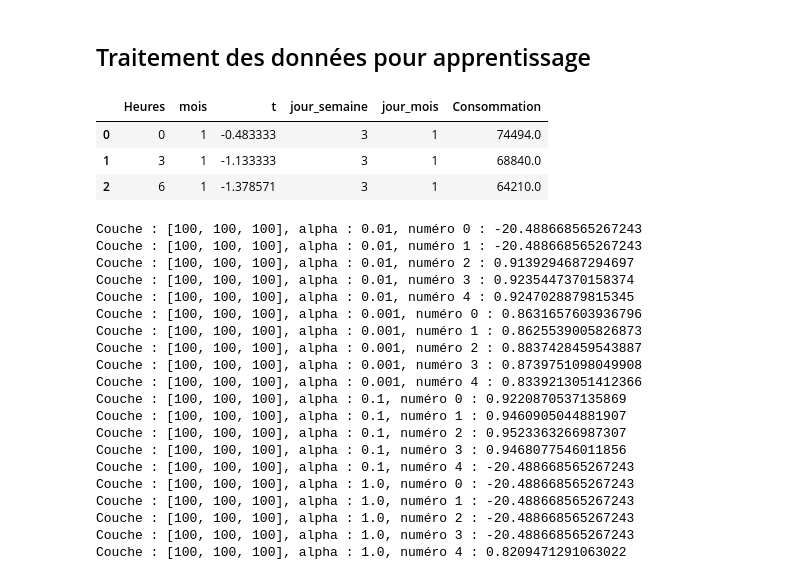
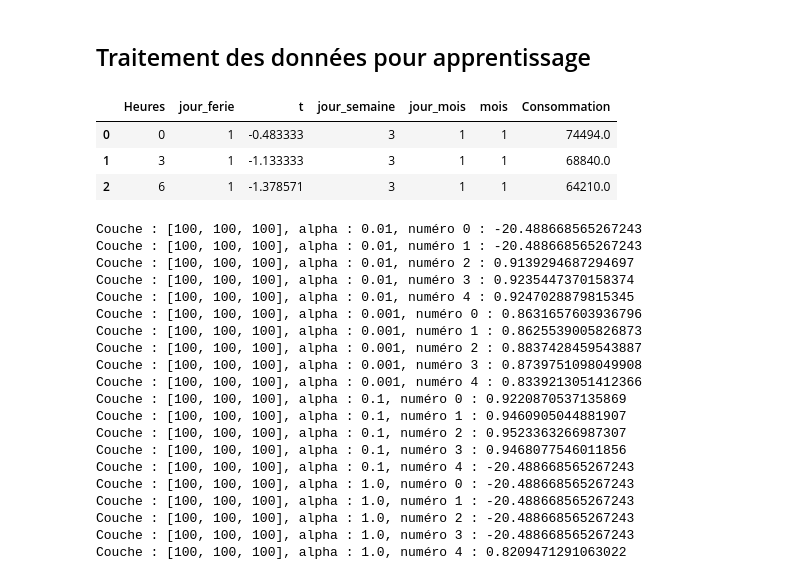
Before and after one commit to baudu69/ProjetBI, a Jupyter notebook: BI.ipynb, the cells around one changed output. Cells and saved outputs as stored; diff of their text form; code cells hidden in the pictures.

```diff
--- a/BI.ipynb
+++ b/BI.ipynb
@@ -68,40 +68,47 @@ data_total = fusionData(rte,temperatures)
 data_total.to_csv('data_total.csv',index=False, sep=';')
 # %% [markdown]
 ## Traitement des données pour apprentissage
-# %%
-def ajouterJourSemaine(data):
-    data['Date'] = pd.to_datetime(data['Date'], format='%Y-%m-%d')
-    data['jour_semaine'] = data['Date'].dt.dayofweek
-    data['jour_mois'] = data['Date'].dt.day
-    data['mois'] = data['Date'].dt.month
-    return data
-
-def enleverDate(data):
-    data = data.drop(['Date'],axis=1)
-    return data
-
-
-def swap_consommation(df):
-    col_list = list(df.columns)
-    x, y = col_list.index('Consommation'), col_list.index(df.columns[len(df.columns)-1])
-    col_list[y], col_list[x] = col_list[x], col_list[y]
-    df = df[col_list]
-    return df
-
-
-#On met la colonne 'Consommation' en dernière position
-
-data_apprentissage = ajouterJourSemaine(data_total)
-data_apprentissage = enleverDate(data_apprentissage)
-data_apprentissage = swap_consommation(data_apprentissage)
-
-data_apprentissage.to_csv('data_apprentissage_2018.csv',index=False, sep=';')
-data_apprentissage.head(3)
-# %% [output]
-|  | Heures | mois | t | jour_semaine | jour_mois | Consommation |
-| 0 | 0 | 1 | -0.483333 | 3 | 1 | 74494.0 |
-| 1 | 3 | 1 | -1.133333 | 3 | 1 | 68840.0 |
-| 2 | 6 | 1 | -1.378571 | 3 | 1 | 64210.0 |
+# %%
+def ajouterJourSemaine(data):
+    data['Date'] = pd.to_datetime(data['Date'], format='%Y-%m-%d')
+    data['jour_semaine'] = data['Date'].dt.dayofweek
+    data['jour_mois'] = data['Date'].dt.day
+    data['mois'] = data['Date'].dt.month
+    return data
+
+def enleverDate(data):
+    data = data.drop(['Date'],axis=1)
+    return data
+
+
+def swap_consommation(df):
+    col_list = list(df.columns)
+    x, y = col_list.index('Consommation'), col_list.index(df.columns[len(df.columns)-1])
+    col_list[y], col_list[x] = col_list[x], col_list[y]
+    df = df[col_list]
+    return df
+
+def ajoutJourFerie(df):
+    df['Date'] = pd.to_datetime(df['Date'], format='%Y-%m-%d')
+    df['jour_ferie'] = df['Date'].isin(pd.to_datetime(['2015-01-01','2015-04-03','2015-05-01','2015-05-08','2015-05-21','2015-05-25','2015-06-01','2015-07-14','2015-08-15','2015-11-01','2015-11-11','2015-12-25','2016-01-01','2016-03-25','2016-05-01','2016-05-05','2016-05-08','2016-05-16','2016-05-25','2016-06-01','2016-07-14','2016-08-15','2016-11-01','2016-11-11','2016-12-25','2017-01-01','2017-04-14','2017-05-01','2017-05-08','2017-05-25','2017-05-29','2017-06-01','2017-07-14','2017-08-15','2017-11-01','2017-11-11','2017-12-25','2018-01-01','2018-03-30','2018-05-01','2018-05-08','2018-05-10','2018-05-21','2018-05-25','2018-06-01','2018-07-14','2018-08-15','2018-11-01','2018-11-11','2018-12-25','2019-01-01','2019-04-19','2019-05-01','2019-05-08','2019-05-30','2019-05-31','2019-06-01','2019-07-14','2019-08-15','2019-11-01','2019-11-11','2019-12-25']))
+    df['jour_ferie'] = df['jour_ferie'].astype(int)
+    return df
+
+
+#On met la colonne 'Consommation' en dernière position
+
+data_apprentissage = ajouterJourSemaine(data_total)
+data_apprentissage = ajoutJourFerie(data_apprentissage)
+data_apprentissage = enleverDate(data_apprentissage)
+data_apprentissage = swap_consommation(data_apprentissage)
+
+data_apprentissage.to_csv('data_apprentissage_2018.csv',index=False, sep=';')
+data_apprentissage.head(3)
+# %% [output]
+|  | Heures | jour_ferie | t | jour_semaine | jour_mois | mois | Consommation |
+| 0 | 0 | 1 | -0.483333 | 3 | 1 | 1 | 74494.0 |
+| 1 | 3 | 1 | -1.133333 | 3 | 1 | 1 | 68840.0 |
+| 2 | 6 | 1 | -1.378571 | 3 | 1 | 1 | 64210.0 |
 # %%
 from sklearn.model_selection import train_test_split
 x = data_apprentissage.iloc[:, :-1].values
```
Also changed, not shown: parts of 5 cells of this notebook, 1 other file.
